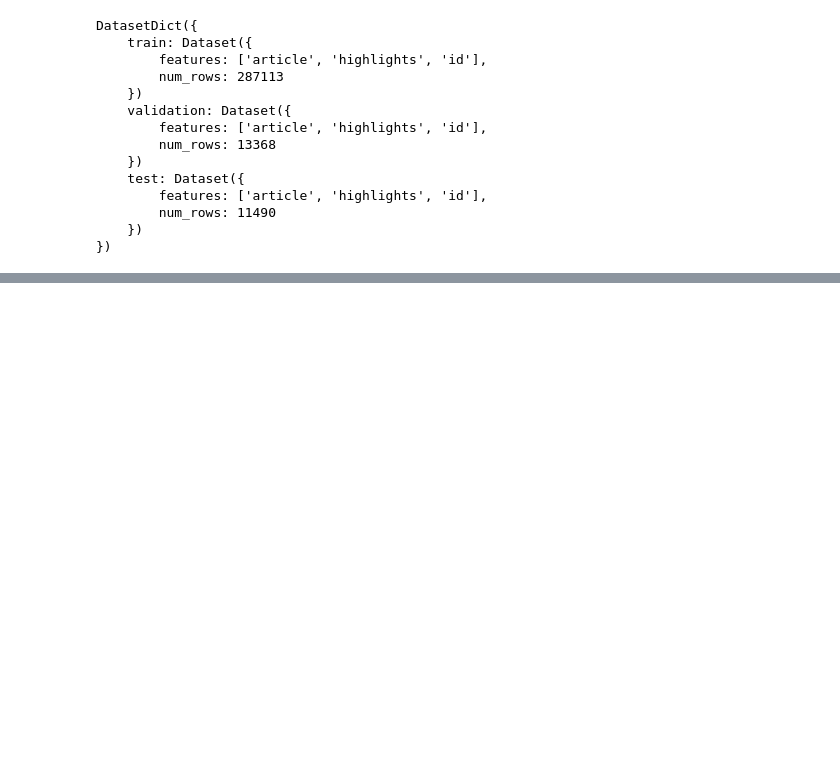
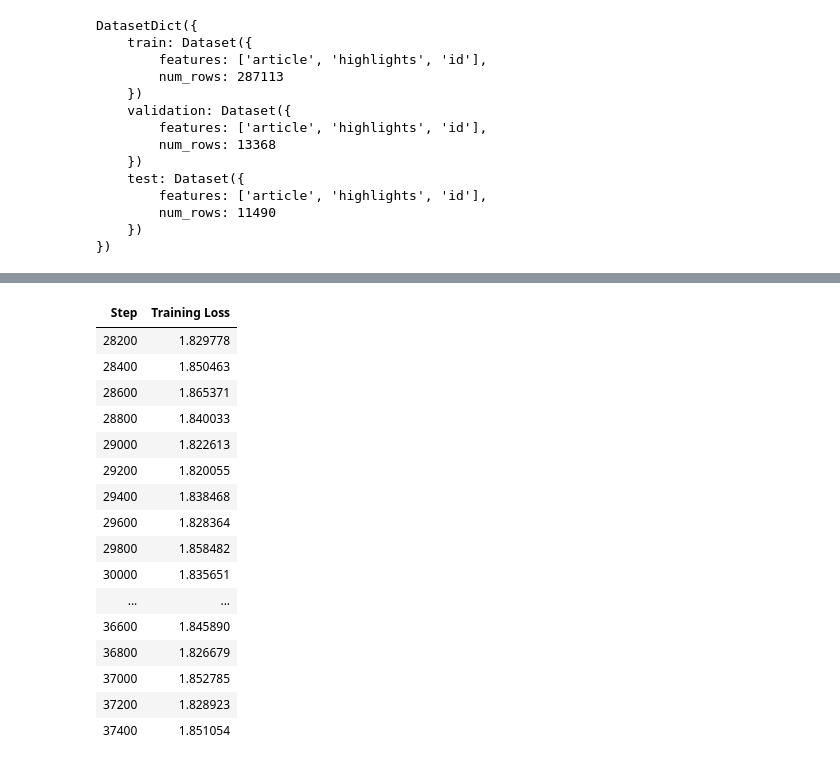
Before and after one commit to ruksad/text-summarisation, a Jupyter notebook: src/T5_Small_No_PEFT.ipynb, the cells around one changed output, grey strips where cells are left out. Drawn from its saved outputs; the diff is of its cells as text; code cells hidden in the pictures; blank space fills up the shorter version.

Commit message:
T5 small no PEFT

```diff
--- a/src/T5_Small_No_PEFT.ipynb
+++ b/src/T5_Small_No_PEFT.ipynb
@@ -236,0 +172,83 @@ Starting upscaled training...
+# %%
+import os
+from transformers import Seq2SeqTrainingArguments, Seq2SeqTrainer, DataCollatorForSeq2Seq
+from transformers.trainer_utils import get_last_checkpoint
+
+# --------- Checkpointing / Resume config (Colab-safe) ---------
+# Make sure you've run the Drive mount cell before this.
+DRIVE_BASE = "/content/drive/MyDrive/text-summarization"
+RUN_NAME = "t5_small_no_peft_upscaled"
+
+# All checkpoints will be saved under this folder on Drive
+output_dir = os.path.join(DRIVE_BASE, RUN_NAME, "checkpoints")
+final_model_dir = os.path.join(DRIVE_BASE, RUN_NAME, "final_model")
+metrics_path = os.path.join(DRIVE_BASE, RUN_NAME, "upscaled_metrics.json")
+
+os.makedirs(output_dir, exist_ok=True)
+os.makedirs(final_model_dir, exist_ok=True)
+print("Checkpoint output_dir:", output_dir)
+
+# 1. Define the Training Arguments for the upscaled run
+training_kwargs = dict(
+    output_dir=output_dir,
+
+    # --- Critical Changes for Upscaling ---
+    eval_strategy="no",                    # some versions use `evaluation_strategy` (handled below)
+    report_to="none",
+    logging_steps=200,
+    # -------------------------------------
+
+    learning_rate=2e-5,
+    per_device_train_batch_size=8,
+    per_device_eval_batch_size=8,
+    weight_decay=0.01,
+    num_train_epochs=3,
+    predict_with_generate=True,
+    fp16=True,
+    push_to_hub=False,
+
+    # --- NEW: save checkpoints periodically ---
+    save_strategy="steps",
+    save_steps=1000,                        # adjust based on runtime (e.g., 500/1000/2000)
+    save_total_limit=3,
+    # -----------------------------------------
+ )
+
+# Compatibility: older Transformers uses `evaluation_strategy` instead of `eval_strategy`
+try:
+    training_args = Seq2SeqTrainingArguments(**training_kwargs)
+except TypeError as e:
+    if "eval_strategy" in training_kwargs:
+        training_kwargs["evaluation_strategy"] = training_kwargs.pop("eval_strategy")
+        training_args = Seq2SeqTrainingArguments(**training_kwargs)
+    else:
+        raise e
+
+# 2. Create the Data Collator
+data_collator = DataCollatorForSeq2Seq(tokenizer=tokenizer, model=model)
+
+# 3. Initialize the Trainer.
+trainer = Seq2SeqTrainer(
+    model=model,
+    args=training_args,
+    train_dataset=tokenized_train_dataset,
+    eval_dataset=tokenized_eval_dataset,
+    data_collator=data_collator,
+    compute_metrics=compute_metrics,
+ )
+
+# 4. Start / Resume Training
+last_checkpoint = get_last_checkpoint(output_dir) if os.path.isdir(output_dir) else None
+if last_checkpoint is not None:
+    print(f"Resuming training from checkpoint: {last_checkpoint}")
+else:
+    print("No checkpoint found. Starting training from scratch.")
+
+print("Starting training...")
+trainer.train(resume_from_checkpoint=last_checkpoint)
+print("Training complete!")
+
+# 5. Save your final model (also on Drive)
+trainer.save_model(final_model_dir)
+print("Final model saved to:", final_model_dir)
+# %% [output]
@@ -236,0 +260,17 @@ Starting upscaled training...
+| Step | Training Loss |
+| 28200 | 1.829778 |
+| 28400 | 1.850463 |
+| 28600 | 1.865371 |
+| 28800 | 1.840033 |
+| 29000 | 1.822613 |
+| 29200 | 1.820055 |
+| 29400 | 1.838468 |
+| 29600 | 1.828364 |
+| 29800 | 1.858482 |
+| 30000 | 1.835651 |
+| ... | ... |
+| 36600 | 1.845890 |
+| 36800 | 1.826679 |
+| 37000 | 1.852785 |
+| 37200 | 1.828923 |
+| 37400 | 1.851054 |
```
Also changed, not shown: parts of 10 cells of this notebook.
